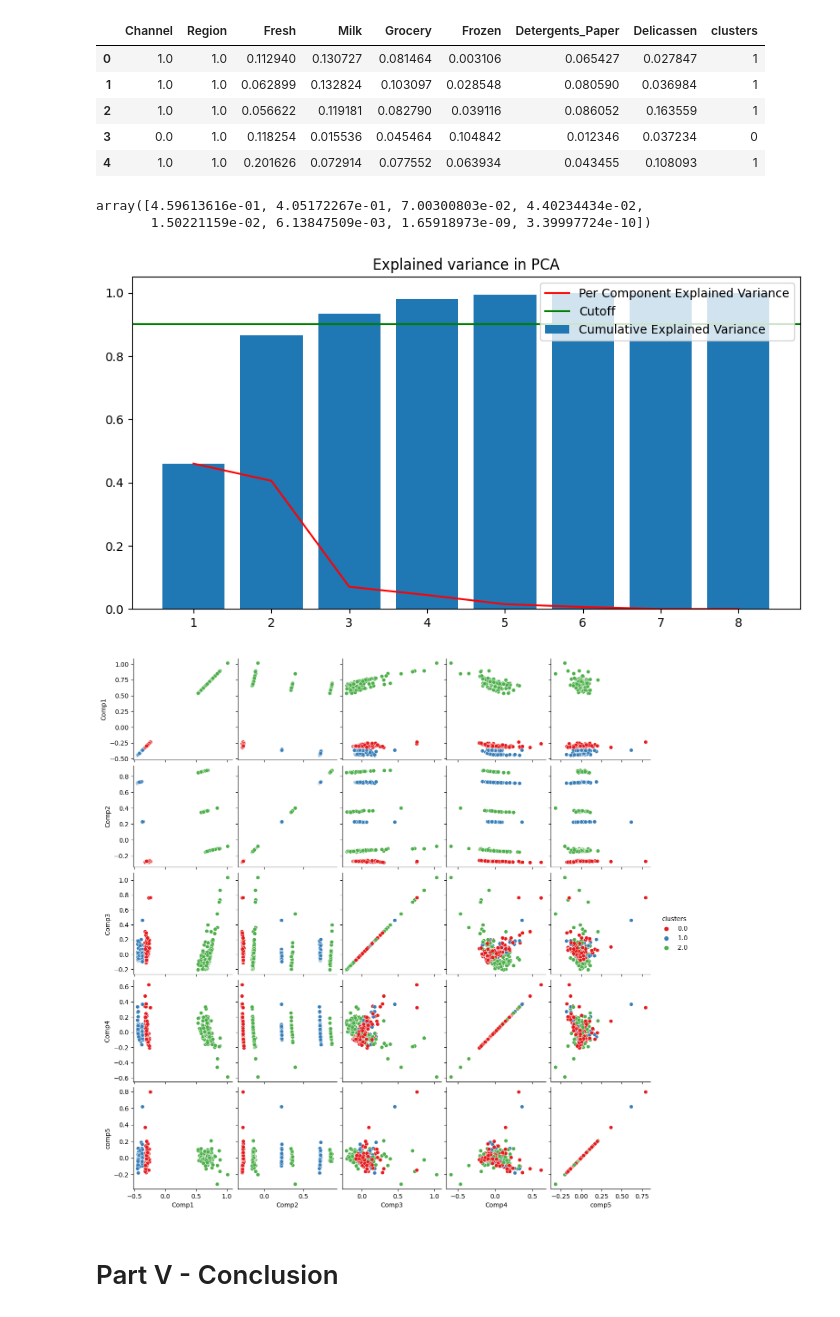
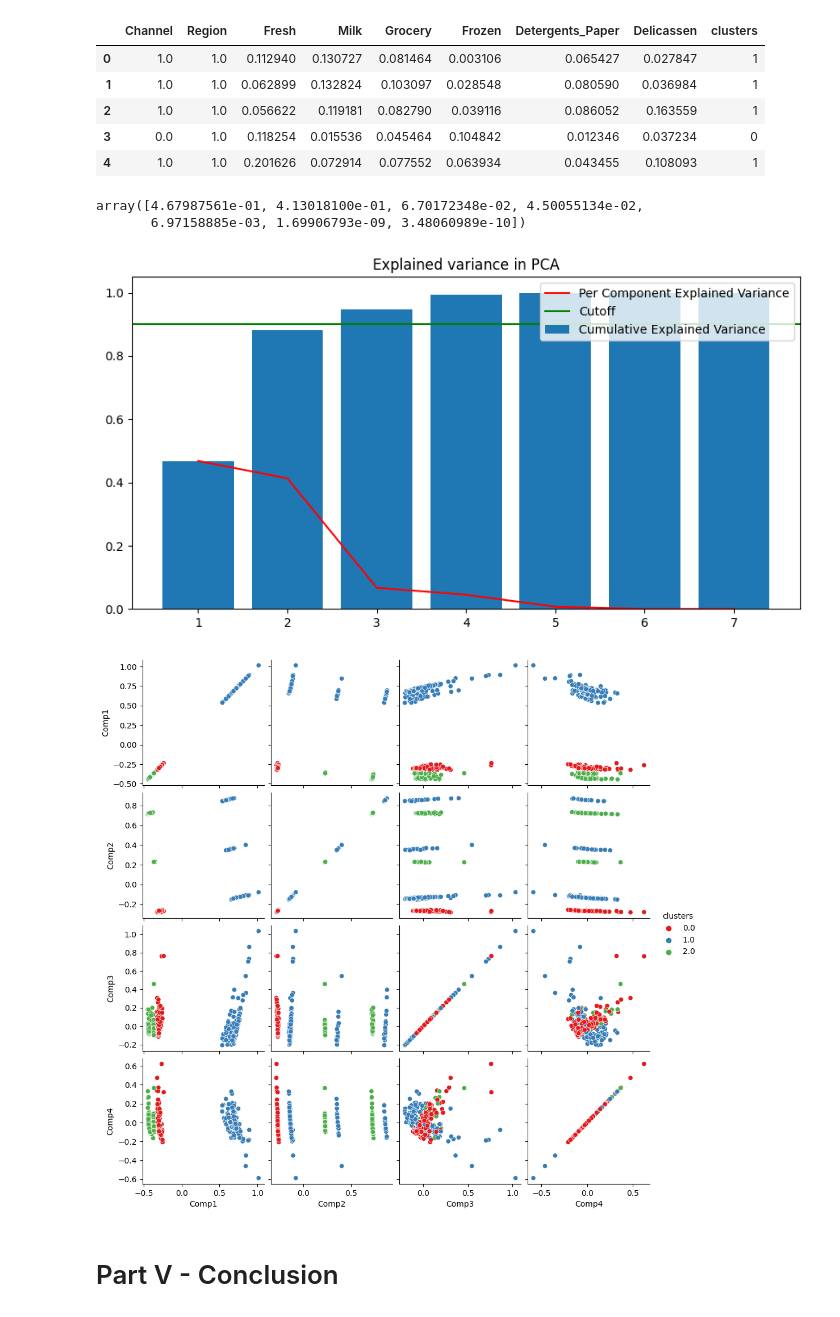
Before and after one commit to withabubaker/unsupervised-learning, a Jupyter notebook: Unsupervised Learning - Project.ipynb, the cells around one changed output. Saved outputs shown, nothing was run; the diff lists cells and outputs as text; code cells hidden in the pictures.

```diff
--- a/Unsupervised Learning - Project.ipynb
+++ b/Unsupervised Learning - Project.ipynb
@@ -207,36 +207,36 @@ norm.head()
 | 4 | 1.0 | 1.0 | 0.201626 | 0.072914 | 0.077552 | 0.063934 | 0.043455 | 0.108093 | 1 |
 # %%
 # use PCA for dimensionality redcution
-pca=PCA(n_components=len(norm.columns)-1)
+pca=PCA(n_components=len(norm.columns)-2)
 pca.fit(df.iloc[:,:-1])
 pca.explained_variance_ratio_
 # %% [output]
-array([4.59613616e-01, 4.05172267e-01, 7.00300803e-02, 4.40234434e-02,
-       1.50221159e-02, 6.13847509e-03, 1.65918973e-09, 3.39997724e-10])
+array([4.67987561e-01, 4.13018100e-01, 6.70172348e-02, 4.50055134e-02,
+       6.97158885e-03, 1.69906793e-09, 3.48060989e-10])
 # %%
 # visualize PCA
-# 5 component can explain more than 90%, so we can use 5 columns only instead of 8
+# 5 component can explain more than 90%, so we can use 4 columns only instead of 7
 plt.figure(figsize=(10,5))
-plt.plot(range(1,9),pca.explained_variance_ratio_, c='red', label='Per Component Explained Variance')
-plt.bar(range(1,9), height=np.cumsum(pca.explained_variance_ratio_), label='Cumulative Explained Variance')
+plt.plot(range(1,8),pca.explained_variance_ratio_, c='red', label='Per Component Explained Variance')
+plt.bar(range(1,8), height=np.cumsum(pca.explained_variance_ratio_), label='Cumulative Explained Variance')
 plt.axhline(y=0.9, c='g', label='Cutoff')
 plt.title('Explained variance in PCA')
-plt.xticks(range(1,9))
+plt.xticks(range(1,8))
 plt.legend(loc=1)
 plt.show()
 # %% [output]
-[figure, old version]
+[figure, new version]
 # %%
-# we need only 5 componenets
-pca=PCA(n_components=5)
+# we need only 4 componenets
+pca=PCA(n_components=4)
 reduced=pca.fit_transform(norm.iloc[:,:-1])
 
-reduced=pd.DataFrame(np.column_stack([reduced, norm.clusters]), columns=['Comp1','Comp2','Comp3','Comp4','comp5','clusters'])
+reduced=pd.DataFrame(np.column_stack([reduced, norm.clusters]), columns=['Comp1','Comp2','Comp3','Comp4','clusters'])
 
 sns.pairplot(reduced, hue='clusters', diag_kind=None, vars=reduced.columns[0:-1], palette='Set1')
 plt.show()
 # %% [output]
-[figure, old version]
+[figure, new version]
 # %% [markdown]
 # Part V - Conclusion
 # %% [markdown]
```
Also changed, not shown: parts of 1 cell of this notebook.
